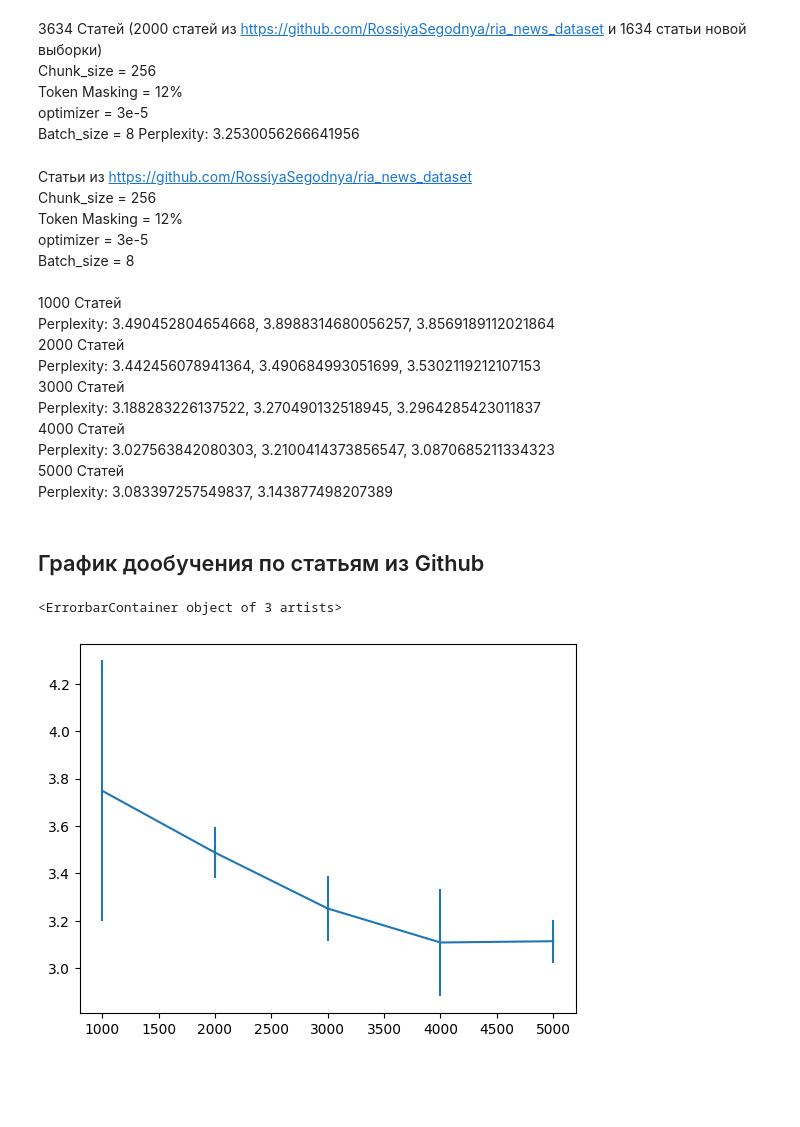
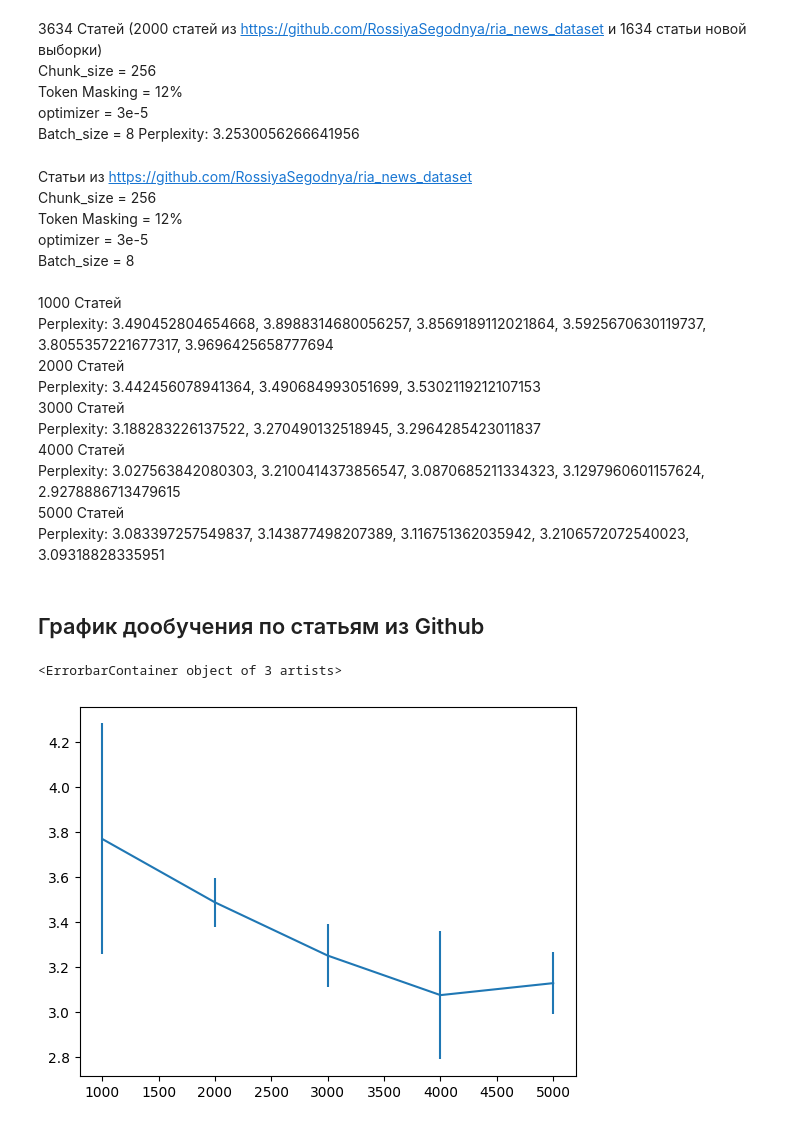
Before and after one commit to Miktima/bertnews, a Jupyter notebook: FT_AF_rubert_results.ipynb, the cells around one changed output. Cells and saved outputs as stored; diff of their text form; code cells hidden in the pictures; blank space fills up the shorter version.

```diff
--- a/FT_AF_rubert_results.ipynb
+++ b/FT_AF_rubert_results.ipynb
@@ -33,17 +33,17 @@ Token Masking = 12%<br>
 optimizer = 3e-5<br>
 Batch_size = 8<br><br>
 1000 Статей<br>
-Perplexity: 3.490452804654668, 3.8988314680056257, 3.8569189112021864<br>
+Perplexity: 3.490452804654668, 3.8988314680056257, 3.8569189112021864, 3.5925670630119737, 3.8055357221677317, 3.9696425658777694<br>
 2000 Статей<br>
 Perplexity: 3.442456078941364, 3.490684993051699, 3.5302119212107153<br>
 3000 Статей<br>
 Perplexity: 3.188283226137522, 3.270490132518945, 3.2964285423011837<br>
 4000 Статей<br>
-Perplexity: 3.027563842080303, 3.2100414373856547, 3.0870685211334323<br>
+Perplexity: 3.027563842080303, 3.2100414373856547, 3.0870685211334323, 3.1297960601157624, 2.9278886713479615<br>
 5000 Статей<br>
-Perplexity: 3.083397257549837, 3.143877498207389<br>
+Perplexity: 3.083397257549837, 3.143877498207389, 3.116751362035942, 3.2106572072540023, 3.09318828335951<br>
 # %%
-a1000 = np.array([3.490452804654668, 3.8988314680056257, 3.8569189112021864])
+a1000 = np.array([3.490452804654668, 3.8988314680056257, 3.8569189112021864, 3.5925670630119737, 3.8055357221677317, 3.9696425658777694])
 per1000 = np.mean(a1000)
 per1000_std = np.std(a1000)
 a2000 = np.array([3.442456078941364, 3.490684993051699, 3.5302119212107153])
@@ -52,10 +52,10 @@ per2000_std = np.std(a2000)
 a3000 = np.array([3.188283226137522, 3.270490132518945, 3.2964285423011837])
 per3000 = np.mean(a3000)
 per3000_std = np.std(a3000)
-a4000 = np.array([3.027563842080303, 3.2100414373856547, 3.0870685211334323])
+a4000 = np.array([3.027563842080303, 3.2100414373856547, 3.0870685211334323, 3.1297960601157624, 2.9278886713479615])
 per4000 = np.mean(a4000)
 per4000_std = np.std(a4000)
-a5000 = np.array([3.083397257549837, 3.143877498207389])
+a5000 = np.array([3.083397257549837, 3.143877498207389, 3.116751362035942, 3.2106572072540023, 3.09318828335951])
 per5000 = np.mean(a5000)
 per5000_std = np.std(a5000)
 # %% [markdown]
@@ -63,11 +63,11 @@ per5000_std = np.std(a5000)
 # %%
 fig, ax = plt.subplots()
 nart = [1000, 2000, 3000, 4000, 5000]
 perp = [per1000, per2000, per3000, per4000, per5000]
 perp_err = [per1000_std*3, per2000_std*3, per3000_std*3, per4000_std*3, per5000_std*3]
-ax.errorbar(nart, perp, yerr=perp_err)
+ax.errorbar(nart, perp, yerr=perp_err, )
 # plt.errorbar(x, y + 3, yerr=yerr, label='both limits (default)')
 # ax.plot(nart, perp)
 # %% [output]
 <ErrorbarContainer object of 3 artists>
-[figure, old version]
+[figure, new version]
```
Also changed, not shown: parts of 2 cells of this notebook.
